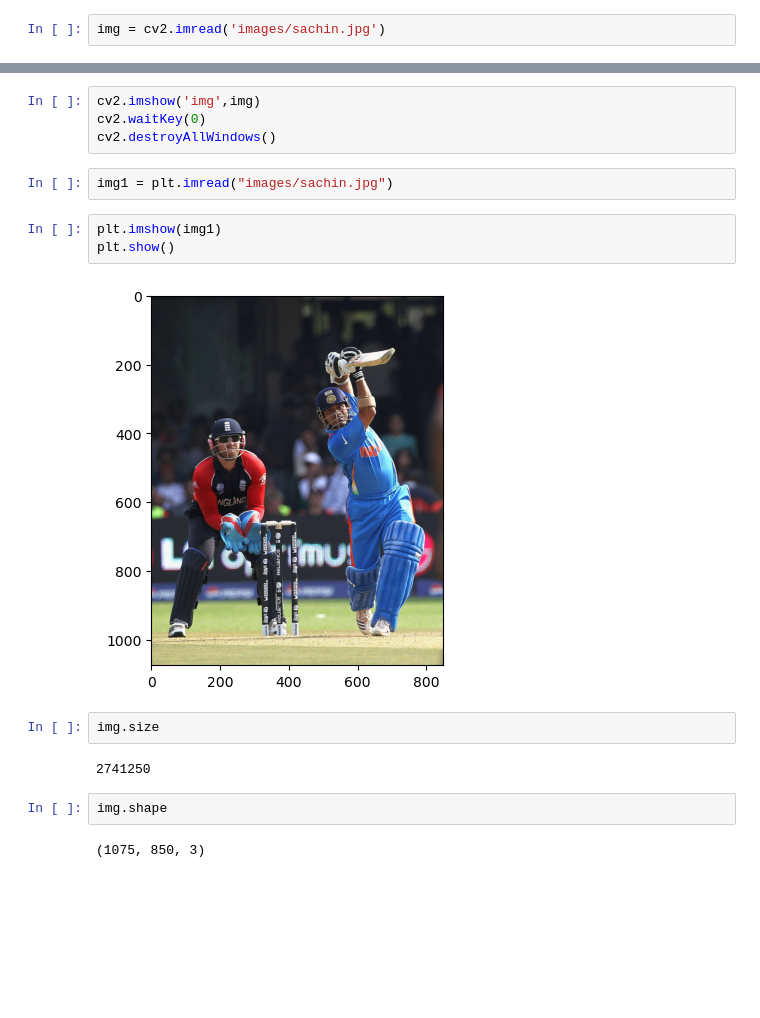
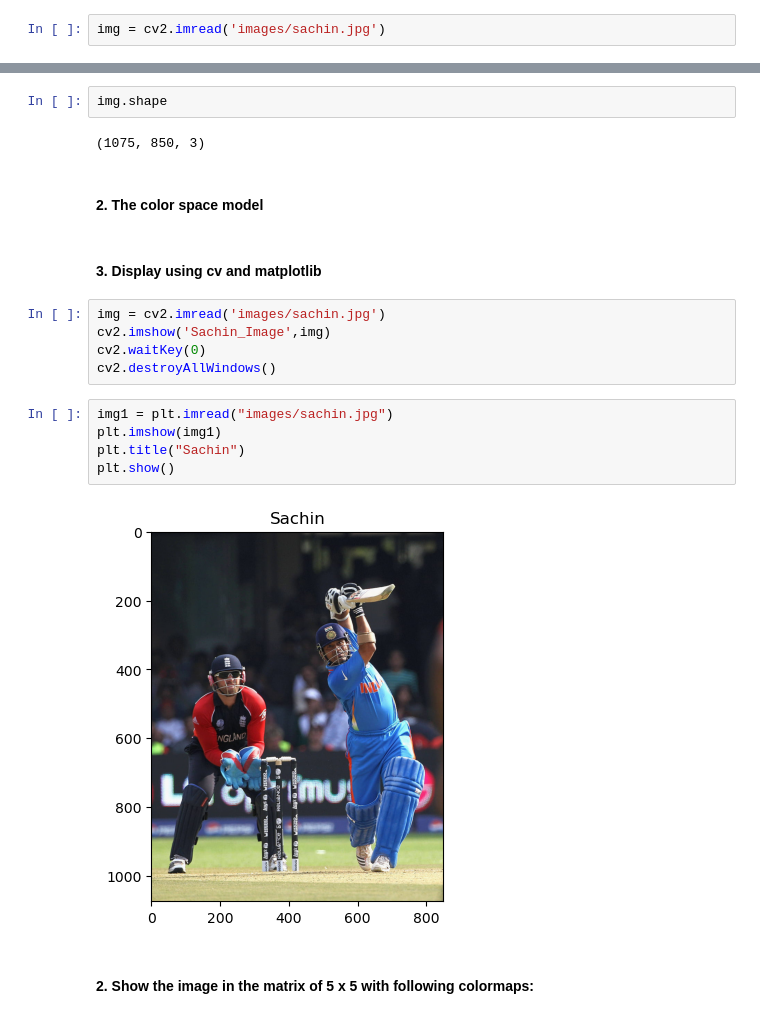
Before and after one commit to ojassannak/computer-vision-CV, a Jupyter notebook: Assignment_01.ipynb, the cells around one changed output, grey strips where cells are left out. Saved outputs shown, nothing was run; the diff lists cells and outputs as text; blank space fills up the shorter version.

```diff
--- a/Assignment_01.ipynb
+++ b/Assignment_01.ipynb
@@ -31,19 +39,22 @@ img = cv2.imread('images/sachin.jpg')
+# %%
+img.shape
+# %% [output]
+(1075, 850, 3)
+# %% [markdown]
+<h4>2. The color space model</h4>
+# %% [markdown]
+<h4>3. Display using cv and matplotlib</h4>
 # %%
-cv2.imshow('img',img)
+img = cv2.imread('images/sachin.jpg')
+cv2.imshow('Sachin_Image',img)
 cv2.waitKey(0)
 cv2.destroyAllWindows()
-# %%
-img1 = plt.imread("images/sachin.jpg")
 # %%
+img1 = plt.imread("images/sachin.jpg")
 plt.imshow(img1)
+plt.title("Sachin")
 plt.show()
 # %% [output]
-[figure, old version]
+[figure, new version]
-# %%
-img.size
-# %% [output]
-2741250
-# %%
-img.shape
-# %% [output]
-(1075, 850, 3)
+# %% [markdown]
+<h4>2. Show the image in the matrix of 5 x 5 with following colormaps:</h4>
```
Also changed, not shown: parts of 4 cells of this notebook.
